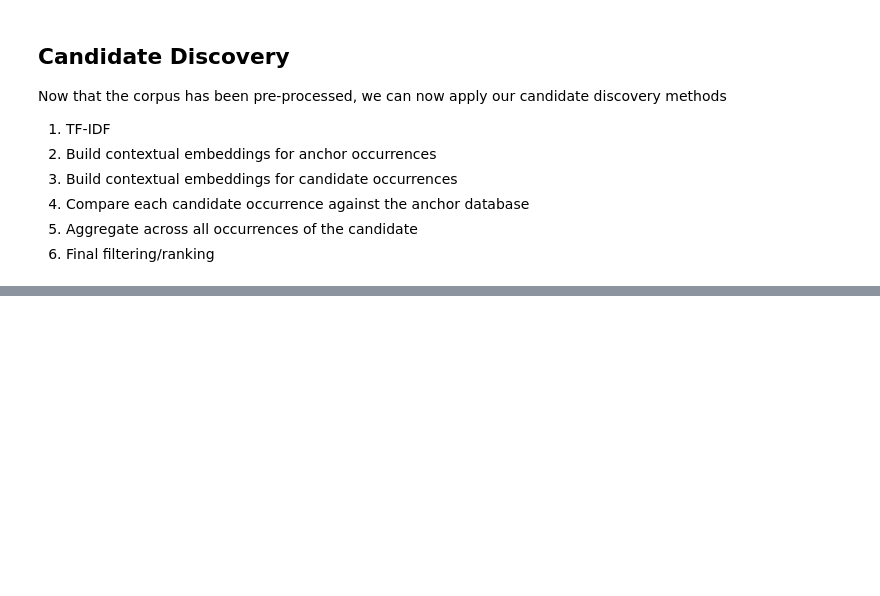
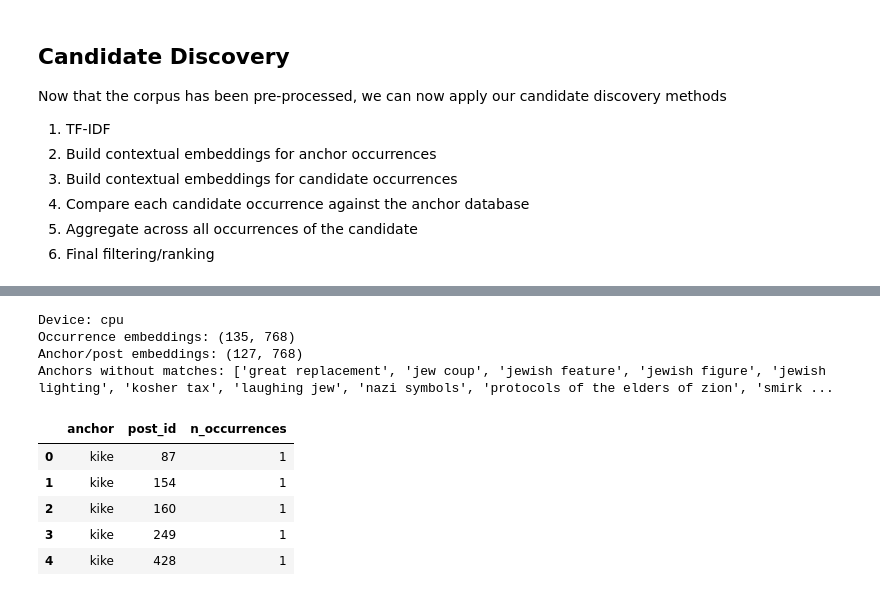
Before and after one commit to FaureArm/Emerging_Coded_Hate_Speech, a Jupyter notebook: Reproduce.ipynb, the cells around one changed output, grey strips where cells are left out. Saved outputs shown, nothing was run; the diff lists cells and outputs as text; code cells hidden in the pictures; blank space fills up the shorter version.

```diff
--- a/Reproduce.ipynb
+++ b/Reproduce.ipynb
@@ -227,0 +640,17 @@ Now that the corpus has been pre-processed, we can now apply our candidate disco
+# %%
+print(f"Device: {device}")
+print(f"Occurrence embeddings: {anchor_occurrence_embeddings.shape}")
+print(f"Anchor/post embeddings: {anchor_embeddings.shape}")
+print("Anchors without matches:", sorted(set(anchor_terms) - set(anchor_metadata["anchor"])))
+anchor_metadata.head()
+# %% [output]
+Device: cpu
+Occurrence embeddings: (135, 768)
+Anchor/post embeddings: (127, 768)
+Anchors without matches: ['great replacement', 'jew coup', 'jewish feature', 'jewish figure', 'jewish lighting', 'kosher tax', 'laughing jew', 'nazi symbols', 'protocols of the elders of zion', 'smirk ...
+|  | anchor | post_id | n_occurrences |
+| 0 | kike | 87 | 1 |
+| 1 | kike | 154 | 1 |
+| 2 | kike | 160 | 1 |
+| 3 | kike | 249 | 1 |
+| 4 | kike | 428 | 1 |
```
Also changed, not shown: parts of 48 cells of this notebook, 5 other files.
